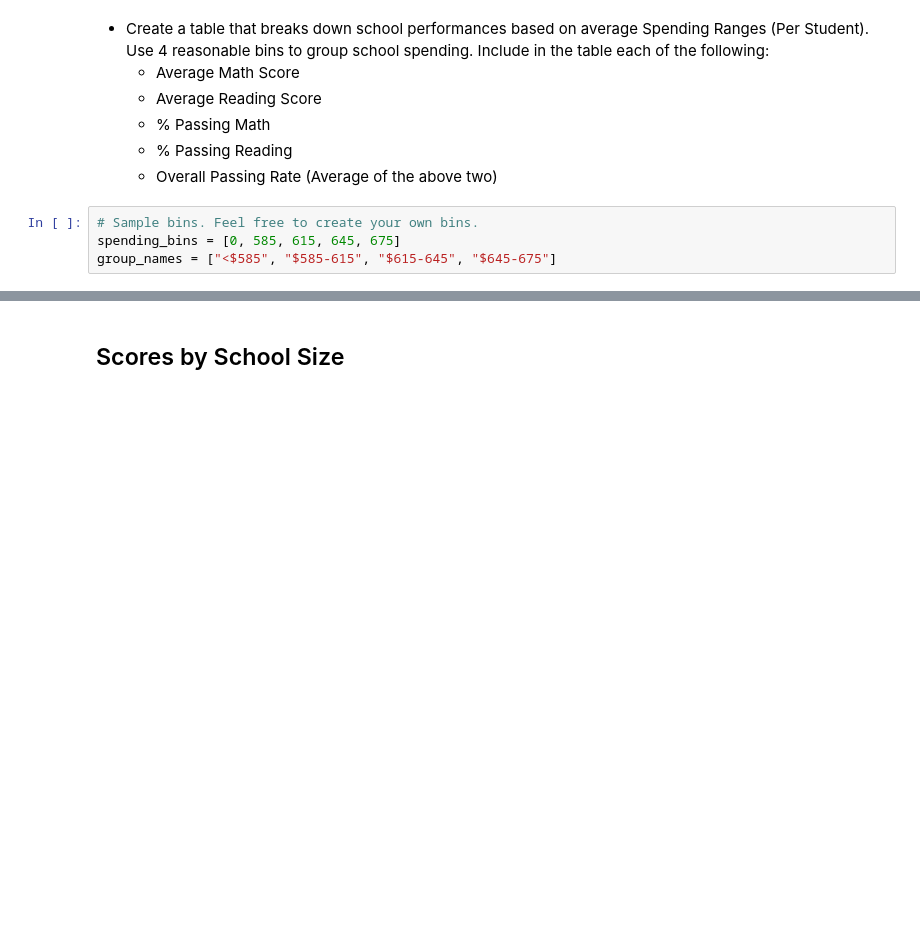
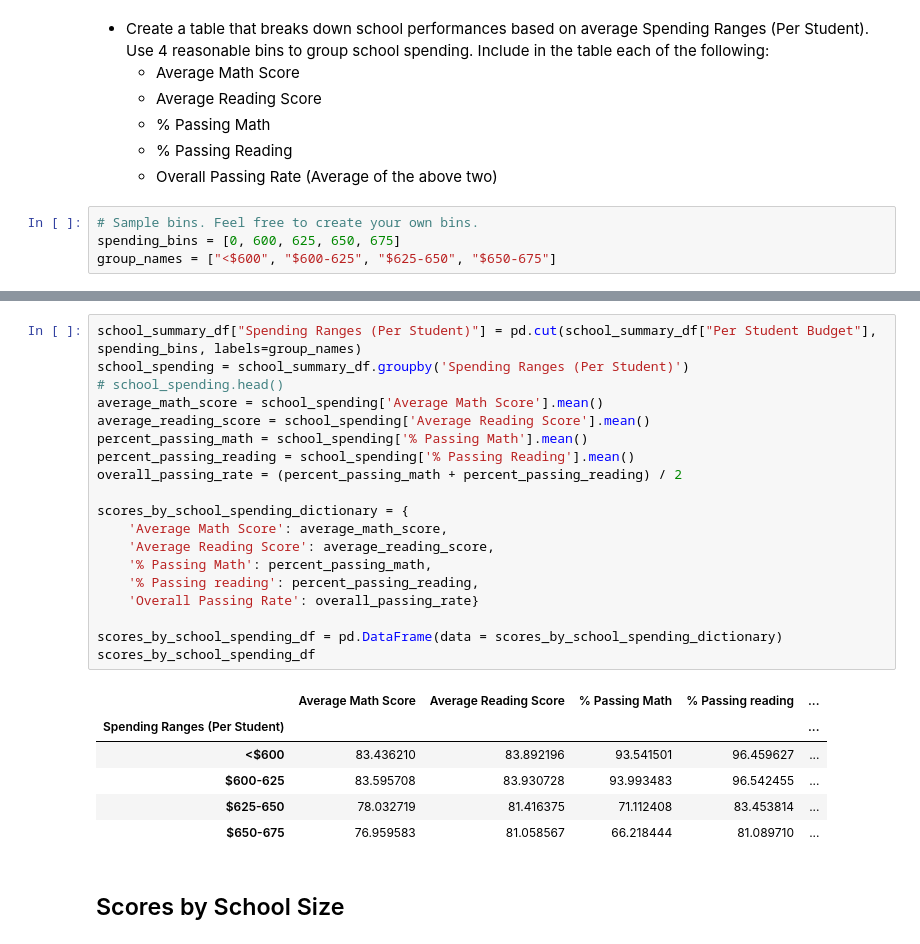
Before and after one commit to klucas11/PyCity-Schools, a Jupyter notebook: PyCitySchools_starter.ipynb, the cells around one changed output, grey strips where cells are left out. Cells and saved outputs as stored; diff of their text form; blank space fills up the shorter version.

```diff
--- a/PyCitySchools_starter.ipynb
+++ b/PyCitySchools_starter.ipynb
@@ -256,5 +256,5 @@ reading_scores_by_grade_df
   * Overall Passing Rate (Average of the above two)
 # %%
 # Sample bins. Feel free to create your own bins.
-spending_bins = [0, 585, 615, 645, 675]
-group_names = ["<$585", "$585-615", "$615-645", "$645-675"]
+spending_bins = [0, 600, 625, 650, 675]
+group_names = ["<$600", "$600-625", "$625-650", "$650-675"]
@@ -269,3 +261,29 @@ group_names = ["<$585", "$585-615", "$615-645", "$645-675"]
+# %%
+school_summary_df["Spending Ranges (Per Student)"] = pd.cut(school_summary_df["Per Student Budget"], spending_bins, labels=group_names)
+school_spending = school_summary_df.groupby('Spending Ranges (Per Student)')
+# school_spending.head()
+average_math_score = school_spending['Average Math Score'].mean()
+average_reading_score = school_spending['Average Reading Score'].mean()
+percent_passing_math = school_spending['% Passing Math'].mean()
+percent_passing_reading = school_spending['% Passing Reading'].mean()
+overall_passing_rate = (percent_passing_math + percent_passing_reading) / 2
+
+scores_by_school_spending_dictionary = {
+    'Average Math Score': average_math_score,
+    'Average Reading Score': average_reading_score,
+    '% Passing Math': percent_passing_math,
+    '% Passing reading': percent_passing_reading,
+    'Overall Passing Rate': overall_passing_rate}
+
+scores_by_school_spending_df = pd.DataFrame(data = scores_by_school_spending_dictionary)
+scores_by_school_spending_df
+# %% [output]
+|  | Average Math Score | Average Reading Score | % Passing Math | % Passing reading | ... |
+| Spending Ranges (Per Student) |  |  |  |  | ... |
+| <$600 | 83.436210 | 83.892196 | 93.541501 | 96.459627 | ... |
+| $600-625 | 83.595708 | 83.930728 | 93.993483 | 96.542455 | ... |
+| $625-650 | 78.032719 | 81.416375 | 71.112408 | 83.453814 | ... |
+| $650-675 | 76.959583 | 81.058567 | 66.218444 | 81.089710 | ... |
 # %% [markdown]
 ## Scores by School Size
 # %% [markdown]
```
Also changed, not shown: parts of 7 cells of this notebook.
